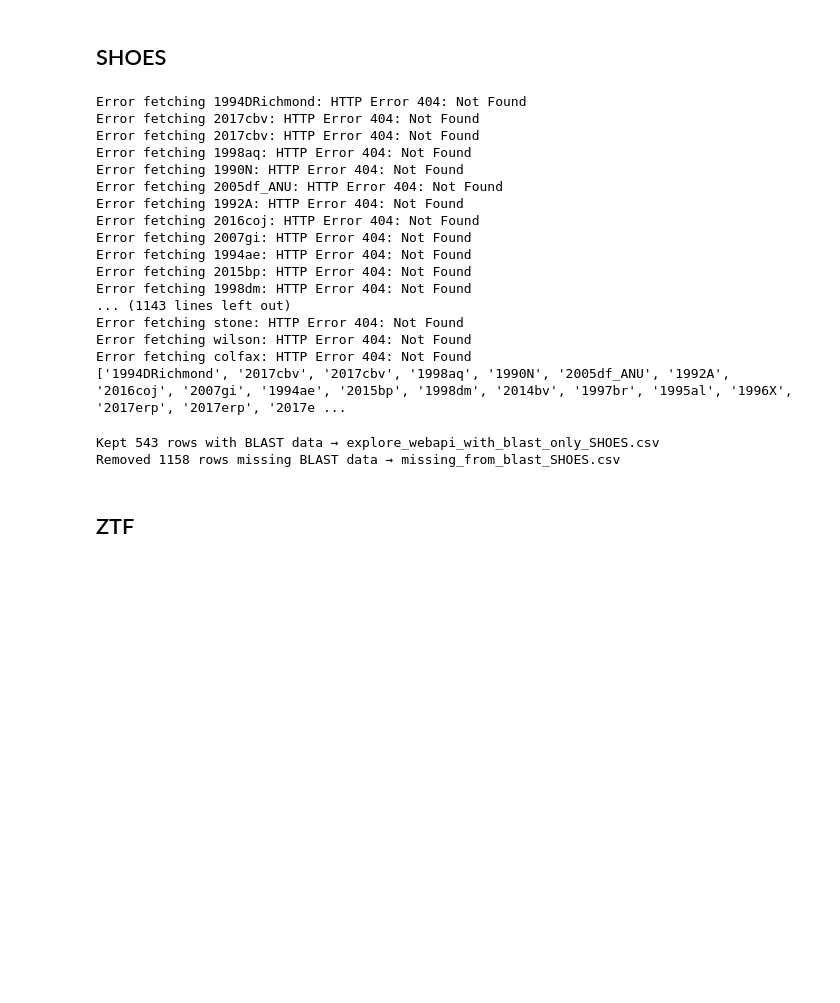
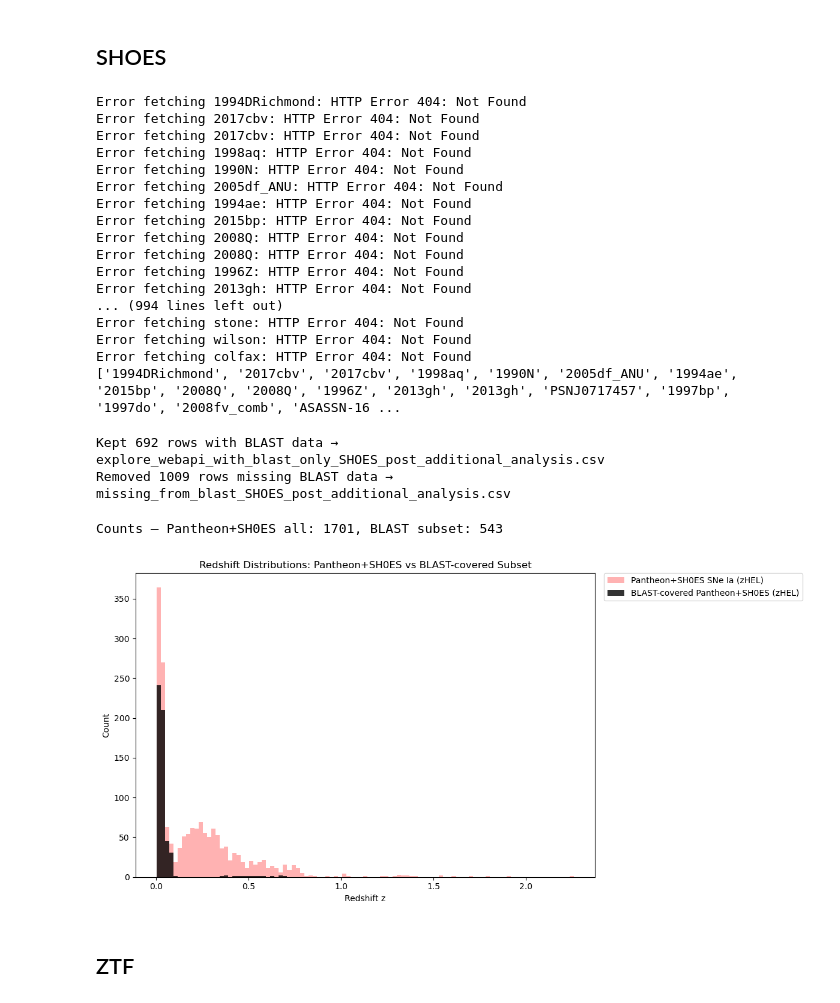
Before and after one commit to chernya4/first_paper_blast_webapi, a Jupyter notebook: explore_webapi.ipynb, the cells around one changed output. Saved outputs shown, nothing was run; the diff lists cells and outputs as text; code cells hidden in the pictures; blank space fills up the shorter version.

Commit message:
Re Ran the Query on the PANTHEON+SH0ES database and tried my hand at the results.

```diff
--- a/explore_webapi.ipynb
+++ b/explore_webapi.ipynb
@@ -748,7 +750,7 @@ blast_df = pd.DataFrame(blast_rows)
 df = pd.concat([df, blast_df], axis=1)
 
 # Save to new file
-df.to_csv("explore_webapi_with_blast_SHOES.csv", index=False)
+df.to_csv("explore_webapi_with_blast_SHOES_post_additional_analysis.csv", index=False)
 print(missing_from_blast)
 # %% [output]
 Error fetching 1994DRichmond: HTTP Error 404: Not Found
@@ -757,23 +759,23 @@ Error fetching 2017cbv: HTTP Error 404: Not Found
 Error fetching 1998aq: HTTP Error 404: Not Found
 Error fetching 1990N: HTTP Error 404: Not Found
 Error fetching 2005df_ANU: HTTP Error 404: Not Found
-Error fetching 1992A: HTTP Error 404: Not Found
-Error fetching 2016coj: HTTP Error 404: Not Found
-Error fetching 2007gi: HTTP Error 404: Not Found
 Error fetching 1994ae: HTTP Error 404: Not Found
 Error fetching 2015bp: HTTP Error 404: Not Found
-Error fetching 1998dm: HTTP Error 404: Not Found
-... (1143 lines left out)
+Error fetching 2008Q: HTTP Error 404: Not Found
+Error fetching 2008Q: HTTP Error 404: Not Found
+Error fetching 1996Z: HTTP Error 404: Not Found
+Error fetching 2013gh: HTTP Error 404: Not Found
+... (994 lines left out)
 Error fetching stone: HTTP Error 404: Not Found
 Error fetching wilson: HTTP Error 404: Not Found
 Error fetching colfax: HTTP Error 404: Not Found
-['1994DRichmond', '2017cbv', '2017cbv', '1998aq', '1990N', '2005df_ANU', '1992A', '2016coj', '2007gi', '1994ae', '2015bp', '1998dm', '2014bv', '1997br', '1995al', '1996X', '2017erp', '2017erp', '2017e ...
+['1994DRichmond', '2017cbv', '2017cbv', '1998aq', '1990N', '2005df_ANU', '1994ae', '2015bp', '2008Q', '2008Q', '1996Z', '2013gh', '2013gh', 'PSNJ0717457', '1997bp', '1997do', '2008fv_comb', 'ASASSN-16 ...
 # %%
 import pandas as pd
 
-csv_in  = "explore_webapi_with_blast_SHOES.csv"
-csv_out = "explore_webapi_with_blast_only_SHOES.csv"
-csv_missing = "missing_from_blast_SHOES.csv"
+csv_in  = "explore_webapi_with_blast_SHOES_post_additional_analysis.csv"
+csv_out = "explore_webapi_with_blast_only_SHOES_post_additional_analysis.csv"
+csv_missing = "missing_from_blast_SHOES_post_additional_analysis.csv"
 
 # Load
 df = pd.read_csv(csv_in)
@@ -802,7 +804,40 @@ missing.to_csv(csv_missing, index=False)
 print(f"Kept {len(kept)} rows with BLAST data → {csv_out}")
 print(f"Removed {len(missing)} rows missing BLAST data → {csv_missing}")
 # %% [output]
-Kept 543 rows with BLAST data → explore_webapi_with_blast_only_SHOES.csv
-Removed 1158 rows missing BLAST data → missing_from_blast_SHOES.csv
+Kept 692 rows with BLAST data → explore_webapi_with_blast_only_SHOES_post_additional_analysis.csv
+Removed 1009 rows missing BLAST data → missing_from_blast_SHOES_post_additional_analysis.csv
+# %%
+PANTHEON_CSV = "/Users/pittsburghgraduatestudent/repos/first_paper_blast_webapi/Pantheon+SH0ES.csv"
+BLAST_SHOES_CSV = "/Users/pittsburghgraduatestudent/repos/first_paper_blast_webapi/explore_webapi_with_blast_only_SHOES.csv"
+
+# Load CSVs
+pantheon = pd.read_csv(PANTHEON_CSV)
+blast_shoes = pd.read_csv(BLAST_SHOES_CSV)
+
+# Extract redshifts
+z_all_pantheon = pd.to_numeric(pantheon["zHEL"], errors="coerce").dropna().to_numpy()
+z_blast_subset = pd.to_numeric(blast_shoes["zHEL"], errors="coerce").dropna().to_numpy()
+
+print(f"Counts — Pantheon+SH0ES all: {z_all_pantheon.size}, BLAST subset: {z_blast_subset.size}")
+
+# Shared binning (explicit control here!)
+zmin, zmax = min(z_all_pantheon.min(), z_blast_subset.min()), \
+             max(z_all_pantheon.max(), z_blast_subset.max())
+bins = np.linspace(zmin, zmax, 100)   # adjust number of bins here
+
+# Plot
+plt.figure(figsize=(12, 6))
+plt.hist(z_all_pantheon, bins=bins, alpha=0.3, label="Pantheon+SH0ES SNe Ia (zHEL)", color="red")
+plt.hist(z_blast_subset, bins=bins, alpha=0.8, label="BLAST-covered Pantheon+SH0ES (zHEL)", color="black")
+
+plt.xlabel("Redshift z")
+plt.ylabel("Count")
+plt.title("Redshift Distributions: Pantheon+SH0ES vs BLAST-covered Subset")
+plt.legend(loc="upper left", bbox_to_anchor=(1.02, 1), borderaxespad=0)
+plt.tight_layout()
+plt.show()
+# %% [output]
+Counts — Pantheon+SH0ES all: 1701, BLAST subset: 543
+[figure, added]
 # %% [markdown]
 ## ZTF ##
```
Also changed, not shown: parts of 4 cells of this notebook, 4 other files.
